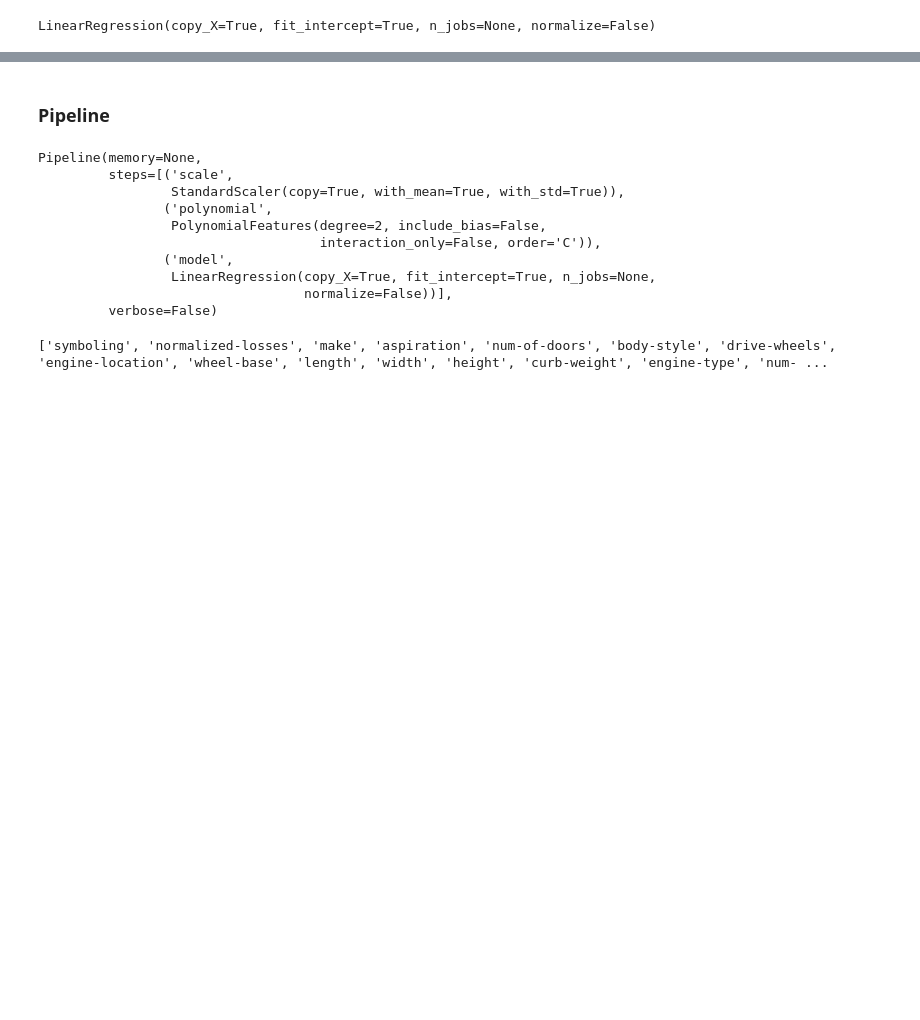
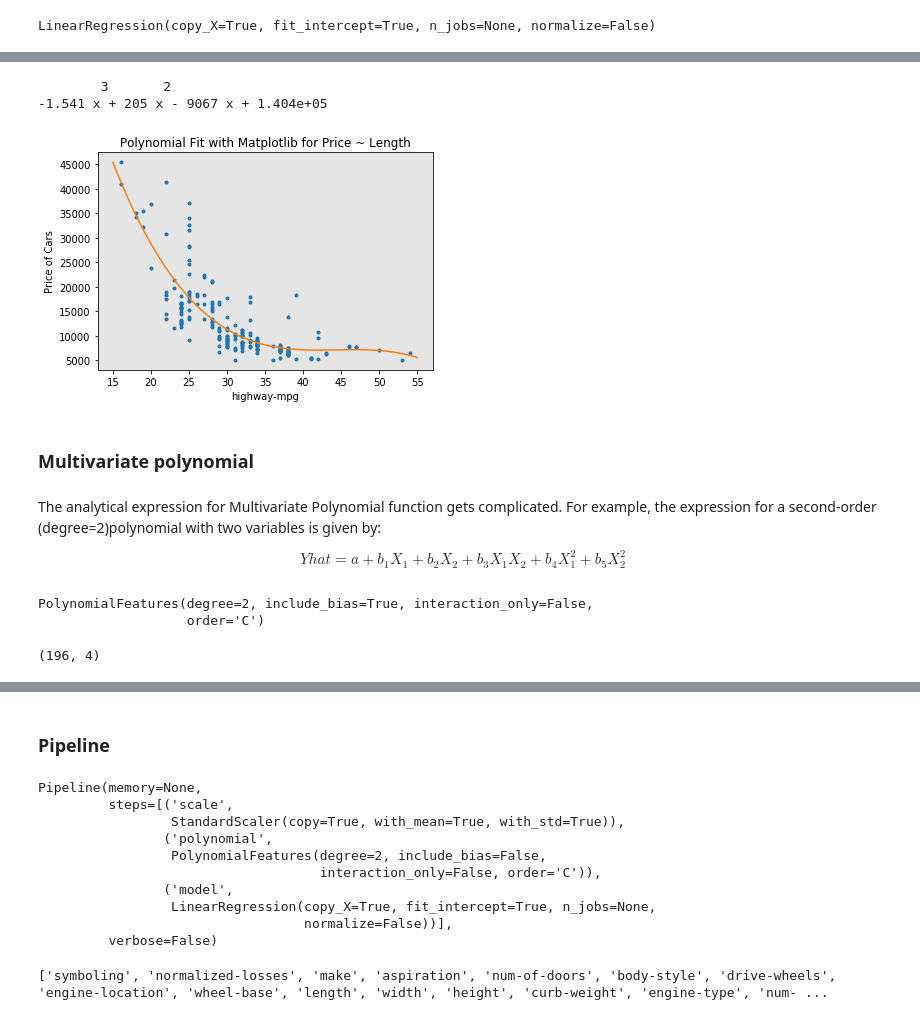
Before and after one commit to FabienNugier/SummaryCommandsPython, a Jupyter notebook: summary_commands.ipynb, the cells around one changed output, grey strips where cells are left out. Drawn from its saved outputs; the diff is of its cells as text; code cells hidden in the pictures; blank space fills up the shorter version.

```diff
--- a/summary_commands.ipynb
+++ b/summary_commands.ipynb
@@ -1292,0 +1542,46 @@ lm.score(x,y)
+# %%
+x = df['highway-mpg']
+y = df['price']
+
+# Here we use a polynomial of the 3rd order (cubic)
+f = np.polyfit(x, y, 3)
+p = np.poly1d(f)
+print(p)
+# %% [output]
+        3       2
+-1.541 x + 205 x - 9067 x + 1.404e+05
+# %%
+def PlotPolly(model, independent_variable, dependent_variabble, Name):
+    x_new = np.linspace(15, 55, 100)
+    y_new = model(x_new)
+
+    plt.plot(independent_variable, dependent_variabble, '.', x_new, y_new, '-')
+    plt.title('Polynomial Fit with Matplotlib for Price ~ Length')
+    ax = plt.gca()
+    ax.set_facecolor((0.898, 0.898, 0.898))
+    fig = plt.gcf()
+    plt.xlabel(Name)
+    plt.ylabel('Price of Cars')
+
+    plt.show()
+    plt.close()
+# %%
+PlotPolly(p, x, y, 'highway-mpg')
+# %% [output]
+[figure, added]
+# %% [markdown]
+### Multivariate polynomial
+# %% [markdown]
+<p>The analytical expression for Multivariate Polynomial function gets complicated. For example, the expression for a second-order (degree=2)polynomial with two variables is given by:</p>
+
+$$
+Yhat = a + b_1 X_1 +b_2 X_2 +b_3 X_1 X_2+b_4 X_1^2+b_5 X_2^2
+$$
+# %%
+from sklearn.preprocessing import PolynomialFeatures
+
+pr=PolynomialFeatures(degree=2)
+pr
+# %% [output]
+PolynomialFeatures(degree=2, include_bias=True, interaction_only=False,
+                   order='C')
@@ -1292,0 +1590,4 @@ lm.score(x,y)
+# %%
+Z.shape
+# %% [output]
+(196, 4)
```
Also changed, not shown: parts of 50 cells of this notebook.
